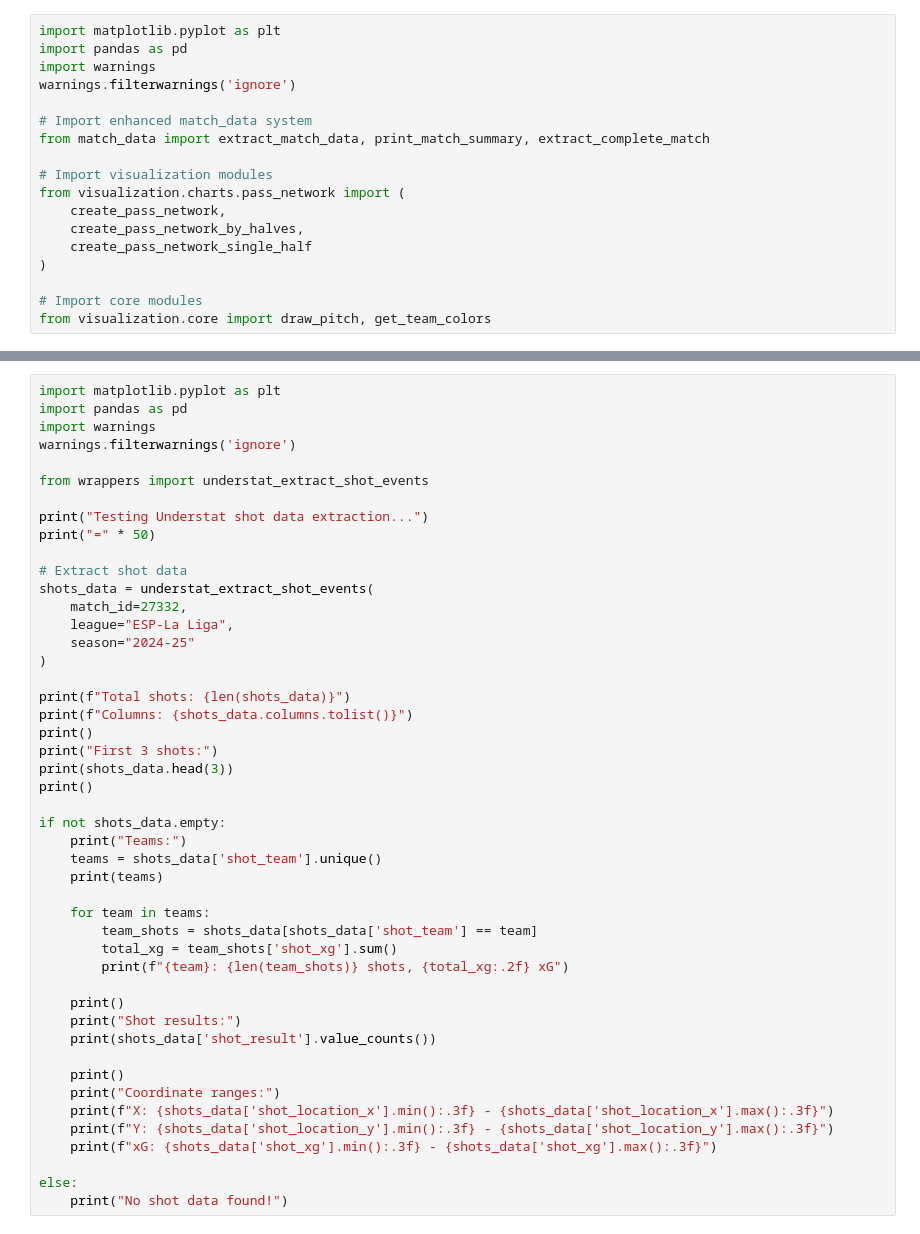
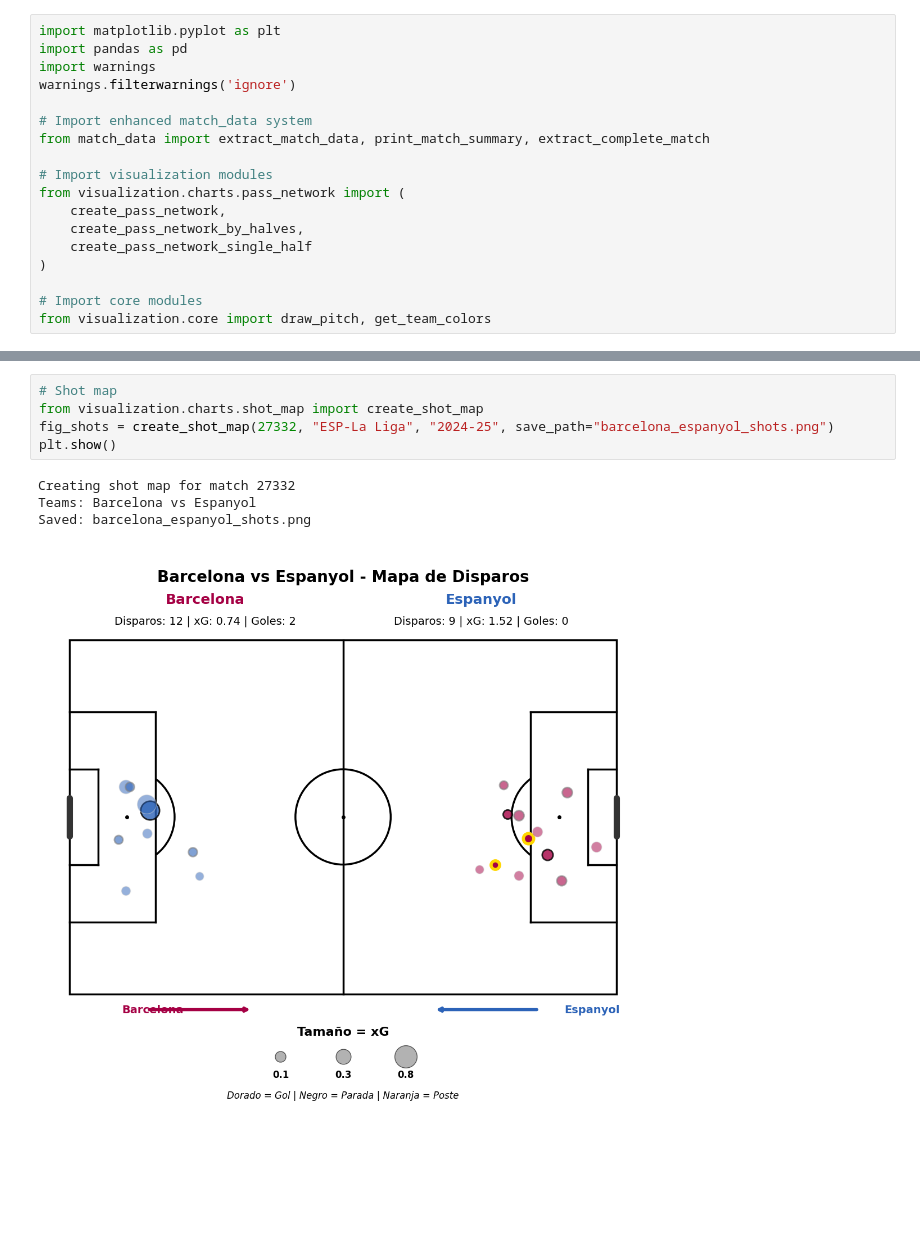
Before and after one commit to jaime-oriol/footballdecoded, a Jupyter notebook: visualization/test.ipynb, the cells around one changed output, grey strips where cells are left out. Cells and saved outputs as stored; diff of their text form; blank space fills up the shorter version.

```diff
--- a/visualization/test.ipynb
+++ b/visualization/test.ipynb
@@ -61,47 +64,10 @@ plt.show()
 # %%
-import matplotlib.pyplot as plt
-import pandas as pd
-import warnings
-warnings.filterwarnings('ignore')
-
-from wrappers import understat_extract_shot_events
-
-print("Testing Understat shot data extraction...")
-print("=" * 50)
-
-# Extract shot data
-shots_data = understat_extract_shot_events(
-    match_id=27332,
-    league="ESP-La Liga",
-    season="2024-25"
-)
-
-print(f"Total shots: {len(shots_data)}")
-print(f"Columns: {shots_data.columns.tolist()}")
-print()
-print("First 3 shots:")
-print(shots_data.head(3))
-print()
-
-if not shots_data.empty:
-    print("Teams:")
-    teams = shots_data['shot_team'].unique()
-    print(teams)
-
-    for team in teams:
-        team_shots = shots_data[shots_data['shot_team'] == team]
-        total_xg = team_shots['shot_xg'].sum()
-        print(f"{team}: {len(team_shots)} shots, {total_xg:.2f} xG")
-
-    print()
-    print("Shot results:")
-    print(shots_data['shot_result'].value_counts())
-
-    print()
-    print("Coordinate ranges:")
-    print(f"X: {shots_data['shot_location_x'].min():.3f} - {shots_data['shot_location_x'].max():.3f}")
-    print(f"Y: {shots_data['shot_location_y'].min():.3f} - {shots_data['shot_location_y'].max():.3f}")
-    print(f"xG: {shots_data['shot_xg'].min():.3f} - {shots_data['shot_xg'].max():.3f}")
-
-else:
-    print("No shot data found!")
+# Shot map
+from visualization.charts.shot_map import create_shot_map
+fig_shots = create_shot_map(27332, "ESP-La Liga", "2024-25", save_path="barcelona_espanyol_shots.png")
+plt.show()
+# %% [output]
+Creating shot map for match 27332
+Teams: Barcelona vs Espanyol
+Saved: barcelona_espanyol_shots.png
+[figure, added]
```
Also changed, not shown: parts of 2 cells of this notebook.
